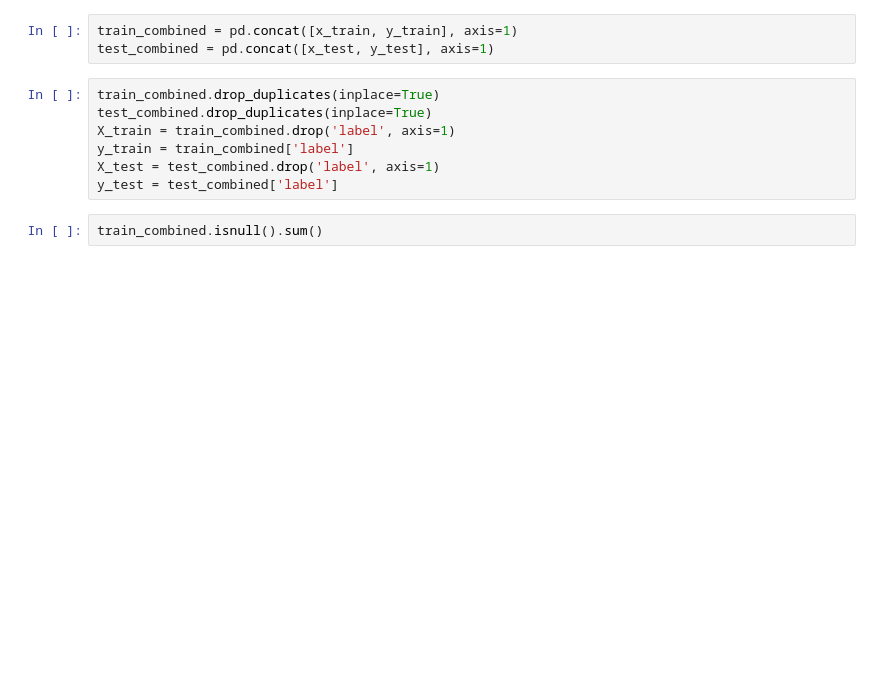
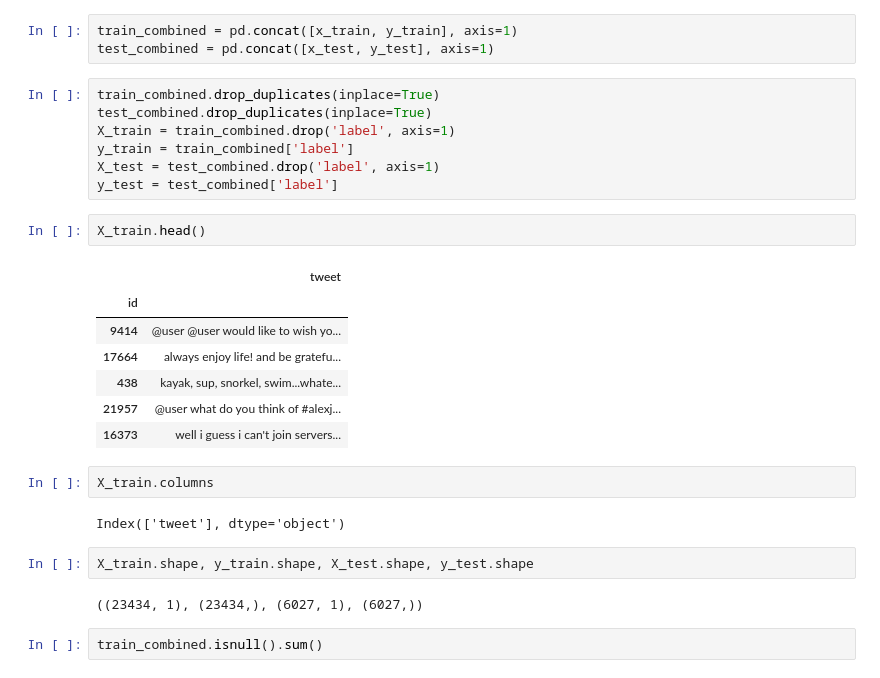
Before and after one commit to IsraaAbdelghany9/NLP_Projects, a Jupyter notebook: Assignment_2/Assignment 2 - Text Classification using RNNs.ipynb, the cells around one changed output. Drawn from its saved outputs; the diff is of its cells as text; blank space fills up the shorter version.

```diff
--- a/Assignment_2/Assignment 2 - Text Classification using RNNs.ipynb
+++ b/Assignment_2/Assignment 2 - Text Classification using RNNs.ipynb
@@ -150,6 +150,24 @@ X_train = train_combined.drop('label', axis=1)
 y_train = train_combined['label']
 X_test = test_combined.drop('label', axis=1)
 y_test = test_combined['label']
+# %%
+X_train.head()
+# %% [output]
+|  | tweet |
+| id |  |
+| 9414 | @user @user would like to wish yo... |
+| 17664 | always enjoy life! and be gratefu... |
+| 438 | kayak, sup, snorkel, swim...whate... |
+| 21957 | @user what do you think of #alexj... |
+| 16373 | well i guess i can't join servers... |
+# %%
+X_train.columns
+# %% [output]
+Index(['tweet'], dtype='object')
+# %%
+X_train.shape, y_train.shape, X_test.shape, y_test.shape
+# %% [output]
+((23434, 1), (23434,), (6027, 1), (6027,))
 # %%
 train_combined.isnull().sum()
 # %% [output]
```
Also changed, not shown: parts of 15 cells of this notebook.
